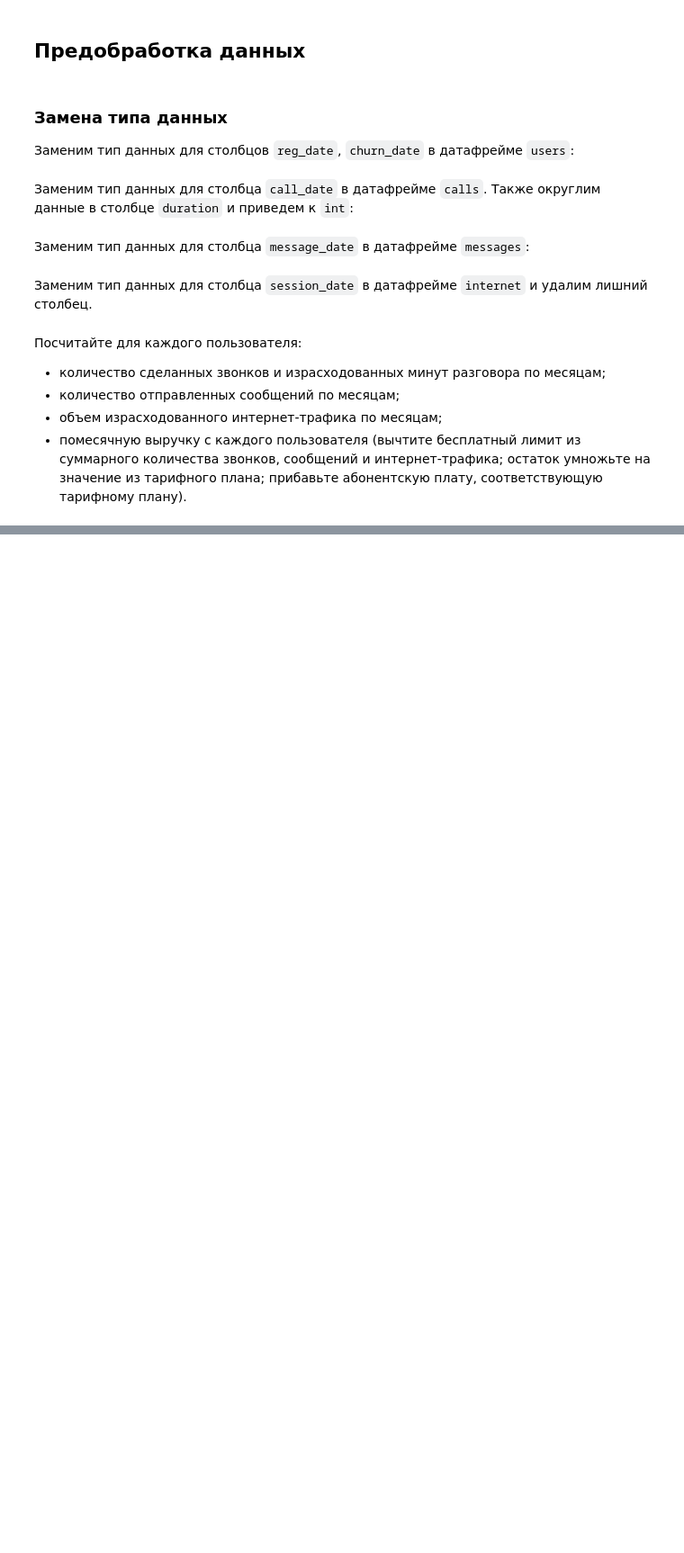
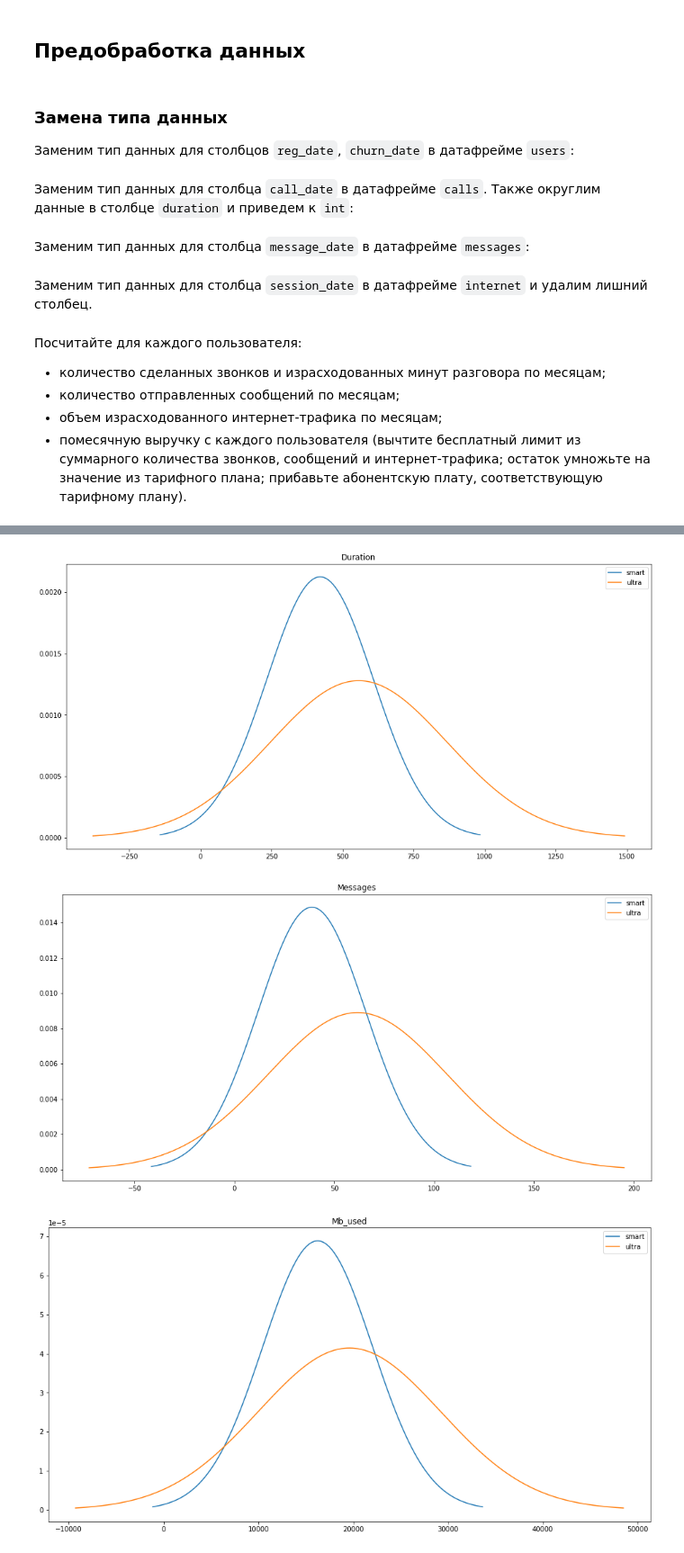
Before and after one commit to mariakyrychok/megaline, a Jupyter notebook: main.ipynb, the cells around one changed output, grey strips where cells are left out. Shown at 90% size. Cells and saved outputs as stored; diff of their text form; code cells hidden in the pictures; blank space fills up the shorter version.

```diff
--- a/main.ipynb
+++ b/main.ipynb
@@ -287,0 +374,11 @@ internet_per_month.head()
+# %%
+def var(x):
+    return np.var(x, ddof=1)
+
+data_measures = data.pivot_table(
+    index='tariff',
+    values=['duration_total', 'messages_total', 'mb_used_total'],
+    aggfunc=['mean', var, 'std']
+)
+
+display(data_measures)
@@ -287,0 +391,30 @@ internet_per_month.head()
+# %%
+data_measures.columns = [
+    'duration_mean',
+    'mb_used_mean',
+    'messages_mean',
+    'duration_var',
+    'mb_used_var',
+    'messages_var',
+    'duration_std',
+    'mb_used_std',
+    'messages_std'
+]
+# %%
+from scipy.stats import norm
+from matplotlib.pyplot import figure
+
+for col in ['duration', 'messages', 'mb_used']:
+    figure(figsize=(16, 8))
+    for row in ['smart', 'ultra']:
+        mean = data_measures.loc[row, f'{col}_mean']
+        std = data_measures.loc[row, f'{col}_std']
+        x_axis = np.arange(mean - 3*std, mean + 3*std, 1)
+        plt.plot(x_axis, norm.pdf(x_axis, mean, std), label=row)
+    plt.title(col.capitalize())
+    plt.legend()
+    plt.show()
+# %% [output]
+[figure, added]
+[figure, added]
+[figure, added]
```
Also changed, not shown: parts of 18 cells of this notebook.
